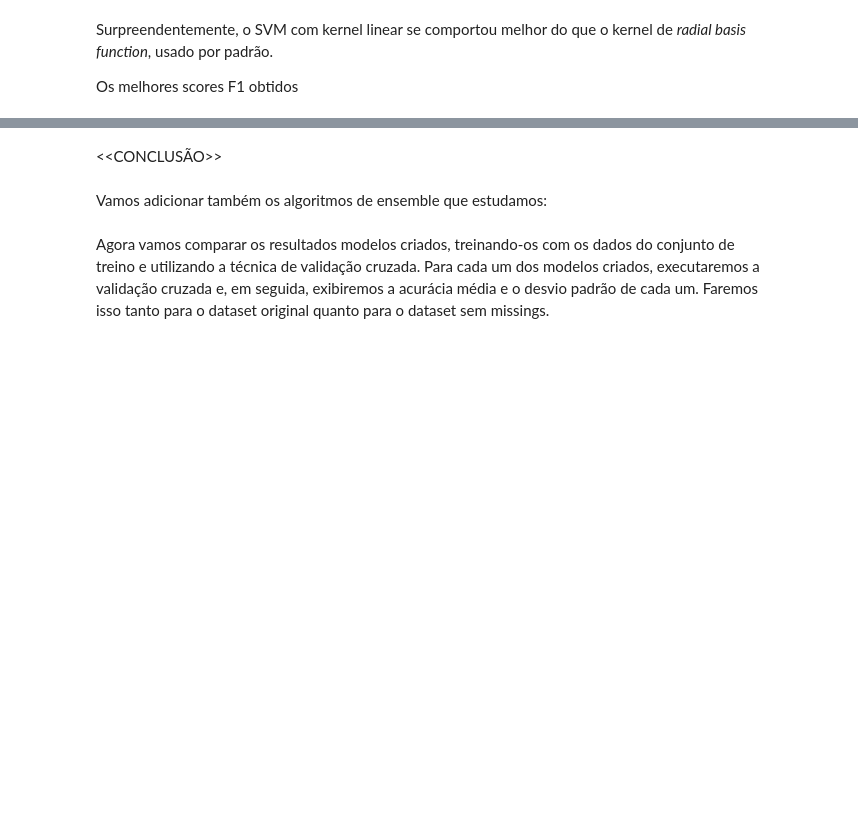
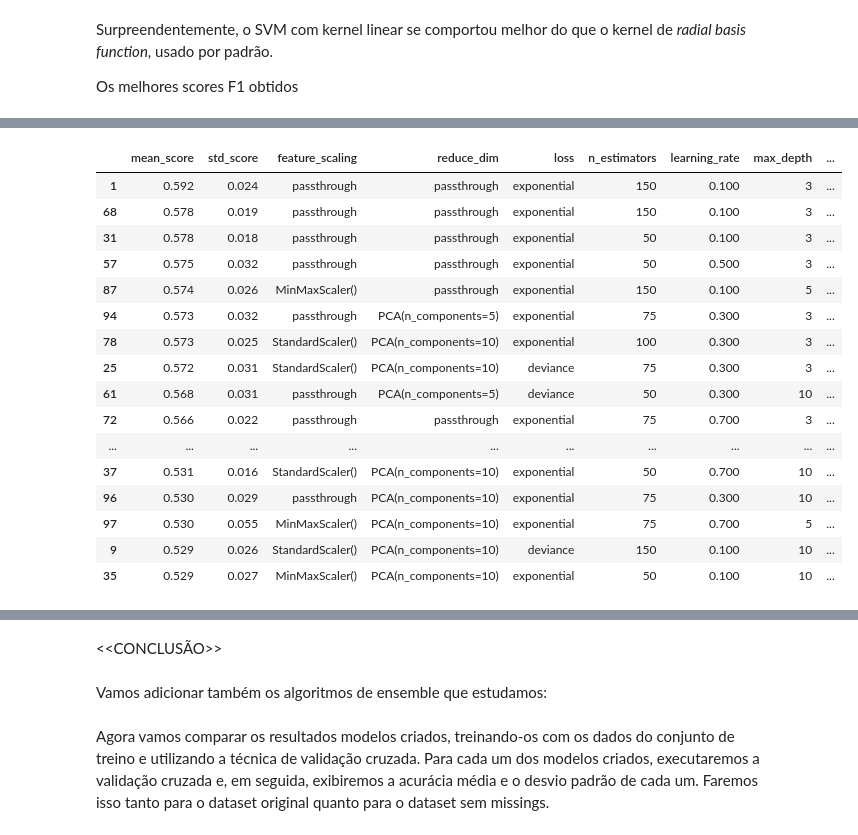
Before and after one commit to itaborai83/ecd221-ML-trabalho, a Jupyter notebook: ML_7_Projeto_completo_de_Classificação_Binária_Telco_Churn.ipynb, the cells around one changed output, grey strips where cells are left out. Drawn from its saved outputs; the diff is of its cells as text; code cells hidden in the pictures; blank space fills up the shorter version.

```diff
--- a/ML_7_Projeto_completo_de_Classificação_Binária_Telco_Churn.ipynb
+++ b/ML_7_Projeto_completo_de_Classificação_Binária_Telco_Churn.ipynb
@@ -885,6 +884,11 @@ X_train, X_test, y_train, y_test = train_test_split(
 ,   random_state  = RANDOM_STATE
 ,   stratify      = y # com estratificação
 )
+
+X_train_df = pd.DataFrame(X_train, columns=all_but_target)
+X_test_df = pd.DataFrame(X_test, columns=all_but_target)
+y_train_df = pd.DataFrame(y_train, columns=[TARGET_VARIABLE])
+y_test_df = pd.DataFrame(y_test, columns=[TARGET_VARIABLE])
 # %% [markdown]
 ## 5. Modelos de Classificação
 # %% [markdown]
@@ -909,9 +913,11 @@ numeric_transformer = Pipeline([
 ])
 
 column_transformer = ColumnTransformer(
-  transformers = [("num", numeric_transformer, NUMERICAL_FEATURES_AFTER_FEAT_ENG)],
-    # importante usar passthrough quando nem todos os atributos forem processados
-    remainder="passthrough"
+  transformers = [
+    ("num", numeric_transformer, NUMERICAL_FEATURES_AFTER_FEAT_ENG)
+  ],
+  # importante usar passthrough quando nem todos os atributos forem processados
+  remainder="passthrough"
 )
 
 # Este pipelie será ajustado diversas vezes durante o processo de otimização dos hiper parâmetros.
@@ -923,10 +929,8 @@ pipeline = Pipeline([
     # O algoritmo de regressão e seus parâmetros serão configurados via gridsearch
     ("classifier", SVC())
 ])
-pipeline.fit(X_train, y_train)
-print(pipeline)
 # %%
-def search_hyperparameters(param_grid, num_iter):
+def search_hyperparameters(param_grid, num_iter, algo):
   grid = RandomizedSearchCV(
       estimator           = pipeline
   ,   param_distributions = param_grid
@@ -935,11 +939,12 @@ def search_hyperparameters(param_grid, num_iter):
   ,   n_iter              = num_iter
   ,   return_train_score  = RETURN_TRAIN_SCORE
   )
-  grid.fit(X_train, y_train)
+  grid.fit(X_train_df, y_train_df)
   print(f"Melhor F1: {grid.best_score_}")
   print("Melhor estimador -> ")
   pprint(grid.best_params_)
   results_df = pd.DataFrame(grid.cv_results_)
+  results_df.to_excel(OUTPUT_TRAINING_FILE_TMPLT.replace("{algo}", algo))
   return grid, results_df
 
 def plot_mean_std(results_df, param_name, new_name):
@@ -959,16 +964,16 @@ def show_top_n(results_df, n, column_mapping):
   return params_df
 
 def report_results(grid):
-  y_train_hat = grid.best_estimator_.predict(X_train)
-  y_test_hat = grid.best_estimator_.predict(X_test)
+  y_train_hat = grid.best_estimator_.predict(X_train_df)
+  y_test_hat = grid.best_estimator_.predict(X_test_df)
   train_score = f1_score(y_train, y_train_hat)
   test_score = f1_score(y_test, y_test_hat)
   print(f"== Train F1 Score :  {train_score} ===")
   print(f"== Test F1 Score  :  {test_score} ===")
   plot_confusion_matrix(
       grid.best_estimator_
-  ,   X_test
-  ,   y_test
+  ,   X_test_df
+  ,   y_test_df
   )
   plt.show()
   print(classification_report(y_test, y_test_hat))
@@ -1214,7 +1473,7 @@ report_results(ada_grid)
 param_grid = [
   # GradientBoostingClassifier
   {
-    "feature_scaling__scaler"         : ["passthrough", MinMaxScaler(), StandardScaler()],
+    "feature_scaling__num__scaler"    : ["passthrough", MinMaxScaler(), StandardScaler()],
     "reduce_dim"                      : ["passthrough", PCA(n_components=5), PCA(n_components=10)],
     "classifier"                      : [GradientBoostingClassifier()],
     "classifier__loss"                : ["log_loss", "deviance", "exponential"],
@@ -1225,6 +1484,6 @@ param_grid = [
   }
 ]
 if QUICK_RUN:
-  gb_grid, gb_results_df =  search_hyperparameters(param_grid, 10)
+  gb_grid, gb_results_df =  search_hyperparameters(param_grid, 10, "gb")
 else:
-  gb_grid, gb_results_df =  search_hyperparameters(param_grid, 100)
+  gb_grid, gb_results_df =  search_hyperparameters(param_grid, 100, "gb")
@@ -1233,16 +1507,34 @@ plot_mean_std(gb_results_df, "param_classifier__n_estimators", "n_estimators")
 # %%
 column_mapping = {
   "mean_score"      : "mean_test_score"
 , "std_score"       : "std_test_score"
-, "feature_scaling" : "param_feature_scaling__scaler"
+, "feature_scaling" : "param_feature_scaling__num__scaler"
 , "reduce_dim"      : "param_reduce_dim"
 , "loss"            : "param_classifier__loss"
 , "n_estimators"    : "param_classifier__n_estimators"
 , "loss"            : "param_classifier__loss"
 , "learning_rate"   : "param_classifier__learning_rate"
 , "max_depth"       : "param_classifier__max_depth"
 , "max_features"    : "param_classifier__max_features"
 }
 gb_params_df = show_top_n(gb_results_df, 50, column_mapping)
+# %% [output]
+|  | mean_score | std_score | feature_scaling | reduce_dim | loss | n_estimators | learning_rate | max_depth | ... |
+| 1 | 0.592 | 0.024 | passthrough | passthrough | exponential | 150 | 0.100 | 3 | ... |
+| 68 | 0.578 | 0.019 | passthrough | passthrough | exponential | 150 | 0.100 | 3 | ... |
+| 31 | 0.578 | 0.018 | passthrough | passthrough | exponential | 50 | 0.100 | 3 | ... |
+| 57 | 0.575 | 0.032 | passthrough | passthrough | exponential | 50 | 0.500 | 3 | ... |
+| 87 | 0.574 | 0.026 | MinMaxScaler() | passthrough | exponential | 150 | 0.100 | 5 | ... |
+| 94 | 0.573 | 0.032 | passthrough | PCA(n_components=5) | exponential | 75 | 0.300 | 3 | ... |
+| 78 | 0.573 | 0.025 | StandardScaler() | PCA(n_components=10) | exponential | 100 | 0.300 | 3 | ... |
+| 25 | 0.572 | 0.031 | StandardScaler() | PCA(n_components=10) | deviance | 75 | 0.300 | 3 | ... |
+| 61 | 0.568 | 0.031 | passthrough | PCA(n_components=5) | deviance | 50 | 0.300 | 10 | ... |
+| 72 | 0.566 | 0.022 | passthrough | passthrough | exponential | 75 | 0.700 | 3 | ... |
+| ... | ... | ... | ... | ... | ... | ... | ... | ... | ... |
+| 37 | 0.531 | 0.016 | StandardScaler() | PCA(n_components=10) | exponential | 50 | 0.700 | 10 | ... |
+| 96 | 0.530 | 0.029 | passthrough | PCA(n_components=10) | exponential | 75 | 0.300 | 10 | ... |
+| 97 | 0.530 | 0.055 | MinMaxScaler() | PCA(n_components=10) | exponential | 75 | 0.700 | 5 | ... |
+| 9 | 0.529 | 0.026 | StandardScaler() | PCA(n_components=10) | deviance | 150 | 0.100 | 10 | ... |
+| 35 | 0.529 | 0.027 | MinMaxScaler() | PCA(n_components=10) | exponential | 50 | 0.100 | 10 | ... |
 # %%
 report_results(gb_grid)
```
Also changed, not shown: parts of 37 cells of this notebook.
